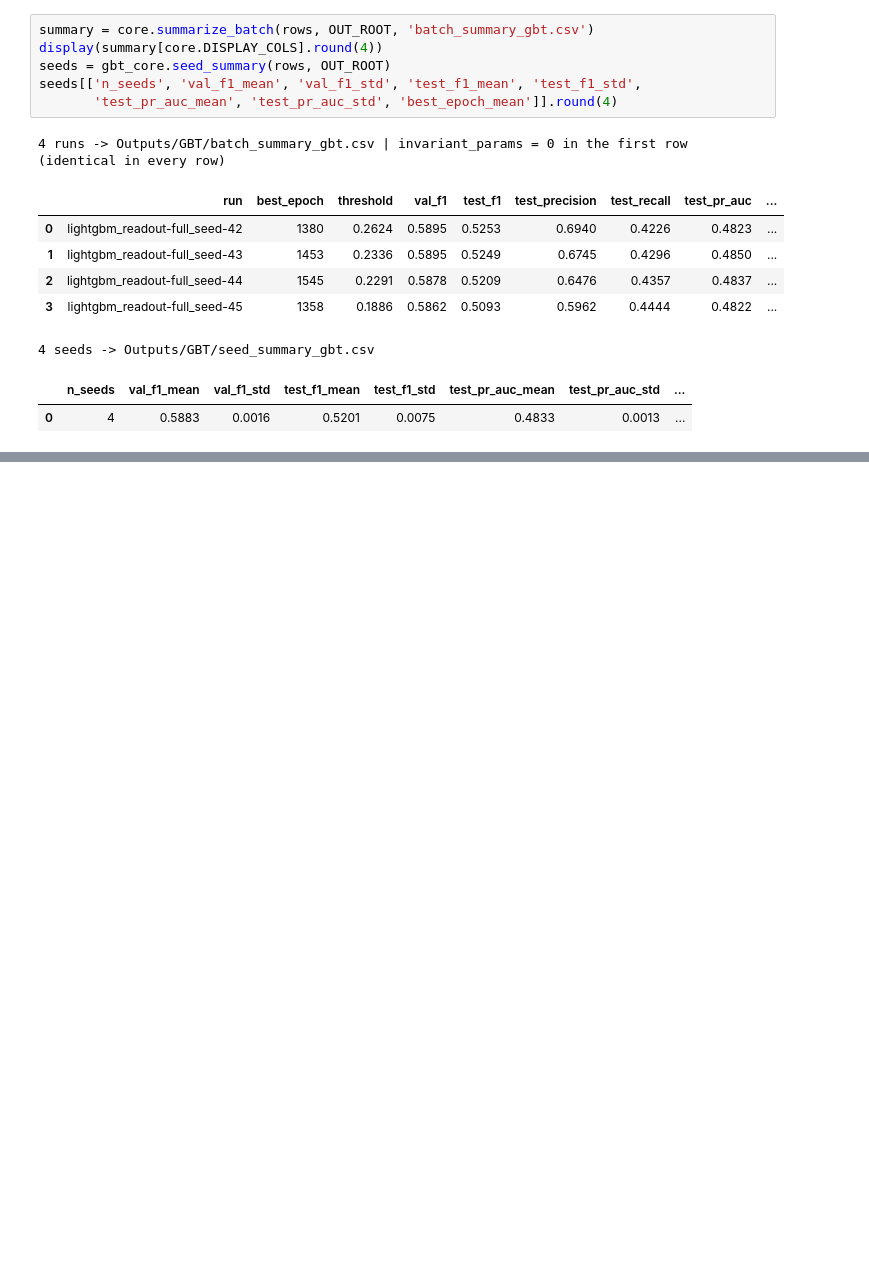
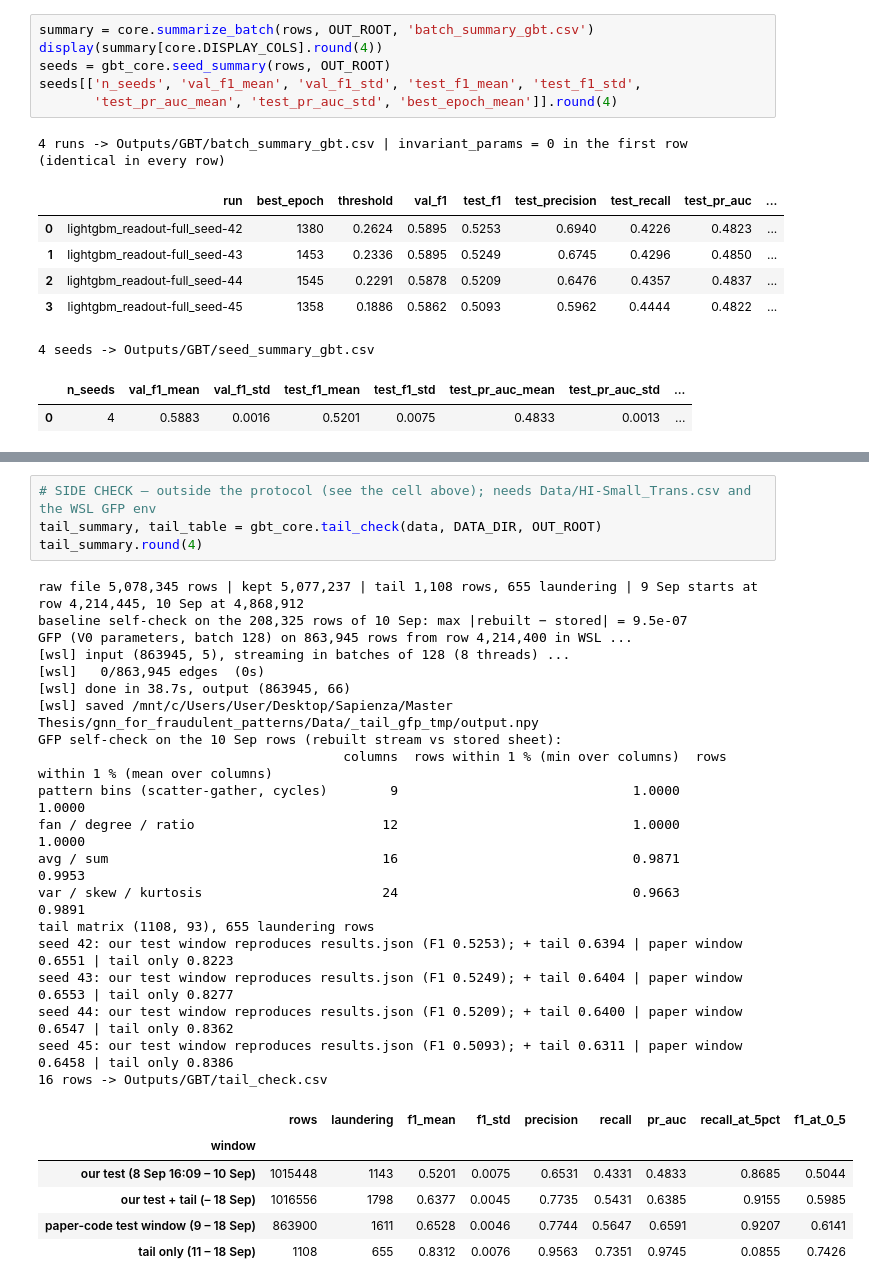
Before and after one commit to sandrokhizanishvili/gnn_for_fraudulent_patterns, a Jupyter notebook: GBT_fixed_features.ipynb, the cells around one changed output, grey strips where cells are left out. Saved outputs shown, nothing was run; the diff lists cells and outputs as text; blank space fills up the shorter version.

```diff
--- a/GBT_fixed_features.ipynb
+++ b/GBT_fixed_features.ipynb
@@ -184,0 +195,30 @@ seeds[['n_seeds', 'val_f1_mean', 'val_f1_std', 'test_f1_mean', 'test_f1_std',
+# %%
+# SIDE CHECK — outside the protocol (see the cell above); needs Data/HI-Small_Trans.csv and the WSL GFP env
+tail_summary, tail_table = gbt_core.tail_check(data, DATA_DIR, OUT_ROOT)
+tail_summary.round(4)
+# %% [output]
+raw file 5,078,345 rows | kept 5,077,237 | tail 1,108 rows, 655 laundering | 9 Sep starts at row 4,214,445, 10 Sep at 4,868,912
+baseline self-check on the 208,325 rows of 10 Sep: max |rebuilt − stored| = 9.5e-07
+GFP (V0 parameters, batch 128) on 863,945 rows from row 4,214,400 in WSL ...
+[wsl] input (863945, 5), streaming in batches of 128 (8 threads) ...
+[wsl]   0/863,945 edges  (0s)
+[wsl] done in 38.7s, output (863945, 66)
+[wsl] saved /mnt/c/Users/User/Desktop/Sapienza/Master Thesis/gnn_for_fraudulent_patterns/Data/_tail_gfp_tmp/output.npy
+GFP self-check on the 10 Sep rows (rebuilt stream vs stored sheet):
+                                       columns  rows within 1 % (min over columns)  rows within 1 % (mean over columns)
+pattern bins (scatter-gather, cycles)        9                              1.0000                               1.0000
+fan / degree / ratio                        12                              1.0000                               1.0000
+avg / sum                                   16                              0.9871                               0.9953
+var / skew / kurtosis                       24                              0.9663                               0.9891
+tail matrix (1108, 93), 655 laundering rows
+seed 42: our test window reproduces results.json (F1 0.5253); + tail 0.6394 | paper window 0.6551 | tail only 0.8223
+seed 43: our test window reproduces results.json (F1 0.5249); + tail 0.6404 | paper window 0.6553 | tail only 0.8277
+seed 44: our test window reproduces results.json (F1 0.5209); + tail 0.6400 | paper window 0.6547 | tail only 0.8362
+seed 45: our test window reproduces results.json (F1 0.5093); + tail 0.6311 | paper window 0.6458 | tail only 0.8386
+16 rows -> Outputs/GBT/tail_check.csv
+|  | rows | laundering | f1_mean | f1_std | precision | recall | pr_auc | recall_at_5pct | f1_at_0_5 |
+| window |  |  |  |  |  |  |  |  |  |
+| our test (8 Sep 16:09 – 10 Sep) | 1015448 | 1143 | 0.5201 | 0.0075 | 0.6531 | 0.4331 | 0.4833 | 0.8685 | 0.5044 |
+| our test + tail (– 18 Sep) | 1016556 | 1798 | 0.6377 | 0.0045 | 0.7735 | 0.5431 | 0.6385 | 0.9155 | 0.5985 |
+| paper-code test window (9 – 18 Sep) | 863900 | 1611 | 0.6528 | 0.0046 | 0.7744 | 0.5647 | 0.6591 | 0.9207 | 0.6141 |
+| tail only (11 – 18 Sep) | 1108 | 655 | 0.8312 | 0.0076 | 0.9563 | 0.7351 | 0.9745 | 0.0855 | 0.7426 |
```
Also changed, not shown: parts of 1 cell of this notebook, 6 other files.
